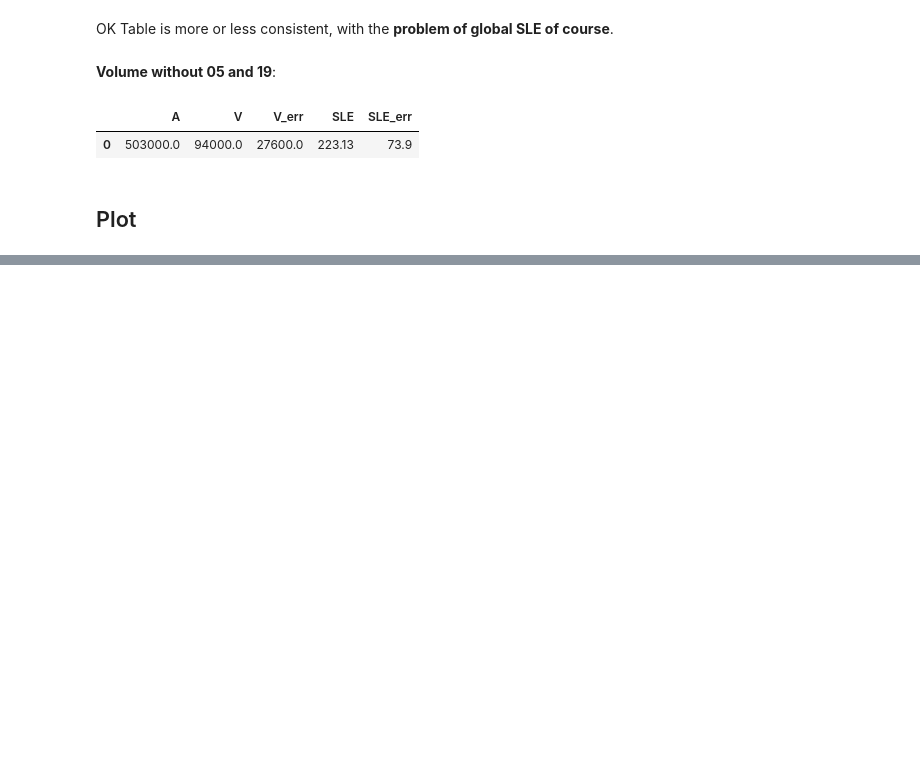
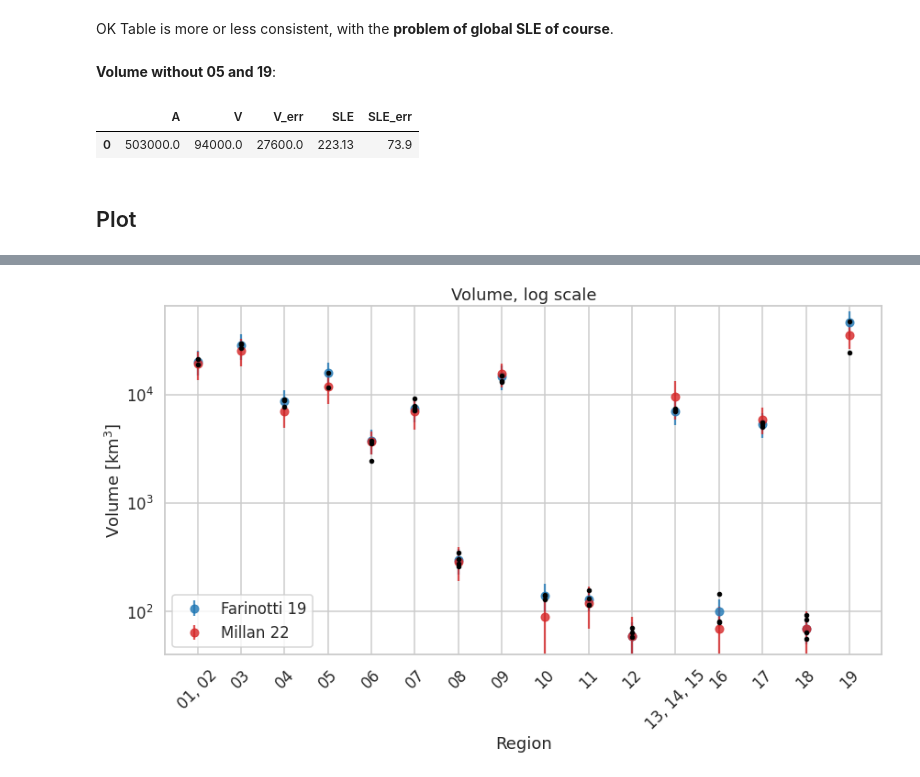
Before and after one commit to fmaussion/global_glacier_volume_paper, a Jupyter notebook: analysis.ipynb, the cells around one changed output, grey strips where cells are left out. Cells and saved outputs as stored; diff of their text form; code cells hidden in the pictures; blank space fills up the shorter version.

```diff
--- a/analysis.ipynb
+++ b/analysis.ipynb
@@ -649,3 +680,5 @@ ref_area = dfa[['REG', 'area']].dropna().groupby('REG').sum().replace(0, np.NaN)
+# %%
+df_ref = df_rgi.groupby('O1Region').sum()[['Area']]
 # %%
 models = ['composite_vol_m3',
           'model_1_vol_m3',
@@ -653,17 +686,14 @@ models = ['composite_vol_m3',
           'model_3_vol_m3',
           'model_4_vol_m3']
 
-# models = [
-#           'model_2_vol_m3',]
-
-alldf = ref_area.copy()
+df_all_s = df_ref.copy()
 
 for mo in models:
-    dd = dfa[['REG', 'area', mo]].dropna()
-    dd = dd.groupby('REG').sum().replace(0, np.NaN)
-    dd[mo] = dd.groupby('REG').sum().replace(0, np.NaN)[mo] * 1e-12
 
-    ratio = dd.divide(ref_area)['area']
+    dd_ = df_all[['REG', 'area', mo]].dropna()
+    dd = dd_.groupby('REG').sum().replace(0, np.NaN) * 1e-9
+
+    ratio = dd.divide(df_ref['Area'])['area']
     dd.loc[ratio < 0.98] = np.NaN
 
-    alldf[mo] = dd[mo]
+    df_all_s[mo] = dd[mo]
@@ -672,7 +710,7 @@ alldf
 # %%
-alldf.loc['01, 02'] = alldf.loc[['01', '02']].sum()
-alldf.loc['13, 14, 15'] = alldf.loc[['13', '14', '15']].sum()
-alldf = alldf.drop(['01', '02'] + ['13', '14', '15']).sort_index()
-alldf.loc['13, 14, 15', 'model_4_vol_m3'] = np.NaN
-alldf.loc['01, 02', 'model_2_vol_m3'] = np.NaN
-alldf.loc['01, 02', 'model_4_vol_m3'] = np.NaN
+df_all_s.loc['01, 02'] = df_all_s.loc[['01', '02']].sum()
+df_all_s.loc['13, 14, 15'] = df_all_s.loc[['13', '14', '15']].sum()
+df_all_s = df_all_s.drop(['01', '02'] + ['13', '14', '15']).sort_index()
+df_all_s.loc['13, 14, 15', 'model_4_vol_m3'] = np.NaN
+df_all_s.loc['01, 02', 'model_2_vol_m3'] = np.NaN
+df_all_s.loc['01, 02', 'model_4_vol_m3'] = np.NaN
@@ -681,18 +717,20 @@ alldf
 # %%
 f, ax = plt.subplots(figsize=(14, 7))
 
-df.plot(ax=ax, y='V_f19', yerr='V_err_f19', marker='o', linestyle='none', alpha=0.8, c='C0');
-df.plot(ax=ax, y='V_m22', yerr='V_err_m22', marker='o', linestyle='none', alpha=0.8, c='C3');
+reformat_df(f19).plot(ax=ax, y='V', yerr='V_err', marker='o', linestyle='none', alpha=0.8, c='C0');
+m22.plot(ax=ax, y='V', yerr='V_err', marker='o', linestyle='none', alpha=0.8, c='C3');
 
 
 ax.set_yscale('log')
-plt.xticks(np.arange(len(df.index)));
-ax.set_xticklabels(df.index, rotation=45);
+plt.xticks(np.arange(len(m22.index)));
+ax.set_xticklabels(m22.index, rotation=45);
 plt.legend(['Farinotti 19', 'Millan 22'], loc='lower left'); plt.xlabel('Region'); plt.ylabel('Volume [km$^3$]');
 
-plt.plot(alldf.model_1_vol_m3, '.', c='black', zorder=99)
-plt.plot(alldf.model_2_vol_m3, '.', c='black', zorder=99)
-plt.plot(alldf.model_3_vol_m3, '.', c='black', zorder=99)
-plt.plot(alldf.model_4_vol_m3, '.', c='black', zorder=99)
+plt.plot(df_all_s.model_1_vol_m3, '.', c='black', zorder=99)
+plt.plot(df_all_s.model_2_vol_m3, '.', c='black', zorder=99)
+plt.plot(df_all_s.model_3_vol_m3, '.', c='black', zorder=99)
+plt.plot(df_all_s.model_4_vol_m3, '.', c='black', zorder=99)
 
 plt.title('Volume, log scale');
+# %% [output]
+[figure, added]
```
Also changed, not shown: parts of 68 cells of this notebook, 2 other files.
